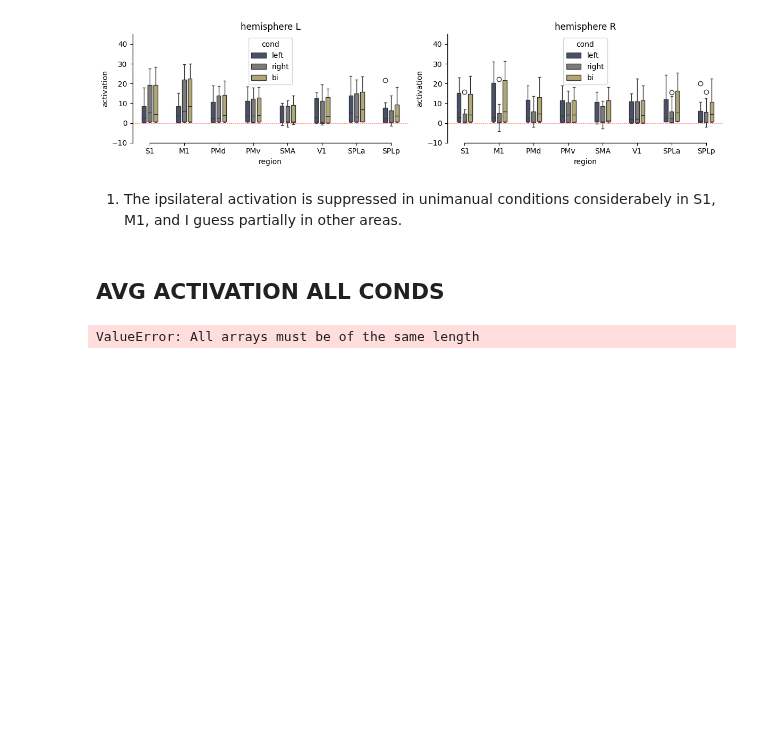
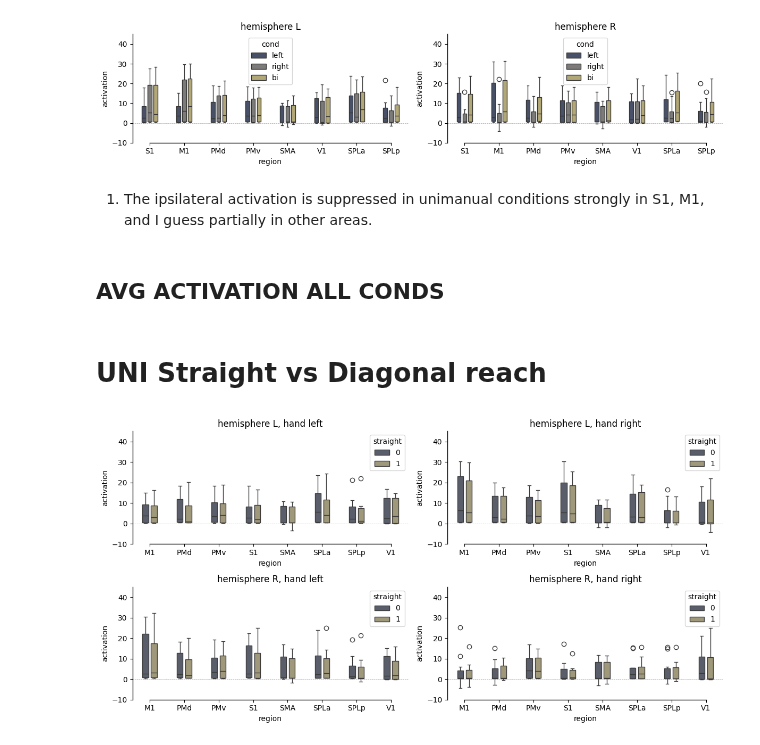
Before and after one commit to alighavam/bimanual_wrist, a Jupyter notebook: notebooks_mri/bmw_univariate.ipynb, the cells around one changed output. Saved outputs shown, nothing was run; the diff lists cells and outputs as text; code cells hidden in the pictures; blank space fills up the shorter version.

```diff
--- a/notebooks_mri/bmw_univariate.ipynb
+++ b/notebooks_mri/bmw_univariate.ipynb
@@ -149,7 +149,7 @@ plt.show()
 # %% [output]
 [figure]
 # %% [markdown]
-1) The ipsilateral activation is suppressed in unimanual conditions considerabely in S1, M1, and I guess partially in other areas.
+1) The ipsilateral activation is suppressed in unimanual conditions strongly in S1, M1, and I guess partially in other areas.
 # %% [markdown]
 ## AVG ACTIVATION ALL CONDS
 # %%
@@ -160,6 +160,7 @@ sn_list = [101,102,103,104,106,107,108,109,110,111,112,113,114,115]
 hem = ['L','R']
 atlas,_ = am.get_atlas('fs32k')
 ana = {'sn':[],
+       'run':[],
        'hem':[],
        'region':[],
        'cond_name':[],
@@ -201,12 +202,6 @@ for sn in sn_list:
             else:
                 cond_type.append('unrelated')
 
-        # Check if the condition is a straight hand movement
-        if 'straight' in conds[row]:
-            ana['straight'].append(1)
-        else:
-            ana['straight'].append(0)
-
     for j, h in enumerate(hem):
         # ==========================================
         # DATA EXTRACTION
@@ -247,6 +242,7 @@ for sn in sn_list:
             # ==========================================
             ana['activation'].extend(np.mean(beta_white, axis=1))
             ana['sn'].extend([sn] * beta_white.shape[0])
+            ana['run'].extend(partitions)
             ana['hem'].extend([h] * beta_white.shape[0])
             ana['region'].extend([region_names[i]] * beta_white.shape[0])
             ana['cond_name'].extend(conds)
@@ -256,7 +252,30 @@ for sn in sn_list:
 
 ana = pd.DataFrame(ana)
 ana['sn'] = ana['sn'].astype(int)
-ama['straight'] = ana['straight'].astype(int)
+ana['straight'] = ana['straight'].astype(int)
 ana.to_csv(os.path.join(analysisDir,'avg_activation_all.csv'), index=False)
-# %% [output]
-ValueError: All arrays must be of the same length
+# %% [markdown]
+# UNI Straight vs Diagonal reach
+# %%
+ana = pd.read_csv(os.path.join(analysisDir,'avg_activation_all.csv'))
+ana = ana[ana.cond_type=='uni']
+ana = ana.groupby(['sn', 'hem', 'region', 'hand', 'straight']).agg({'activation': 'mean'}).reset_index()
+
+hem = ['L','R']
+hands = ['left', 'right']
+fig, ax = plt.subplots(2,2,figsize=(12,6))
+
+for i,h in enumerate(hem):
+    for j, hand in enumerate(hands):
+        tmp = ana[(ana.hem == h) & (ana.hand == hand)]
+        sns.boxplot(data=tmp, x='region', y='activation', hue='straight', ax=ax[i][j], width=0.5, gap=0.3, palette='cividis')
+        ax[i][j].axhline(0, color='red', linestyle='--', alpha=0.5, linewidth=0.5)
+        ax[i][j].set_ylim((-10,45))
+        ax[i][j].set_title(f'hemisphere {h}, hand {hand}')
+        utils.please.make_it_pretty(ax=ax[i][j])
+
+plt.tight_layout()
+# plt.savefig(f'../figures/pattern_reliability/hand_encoding.pdf', bbox_inches="tight")
+plt.show()
+# %% [output]
+[figure, added]
```
Also changed, not shown: parts of 2 cells of this notebook, 3 other files.
